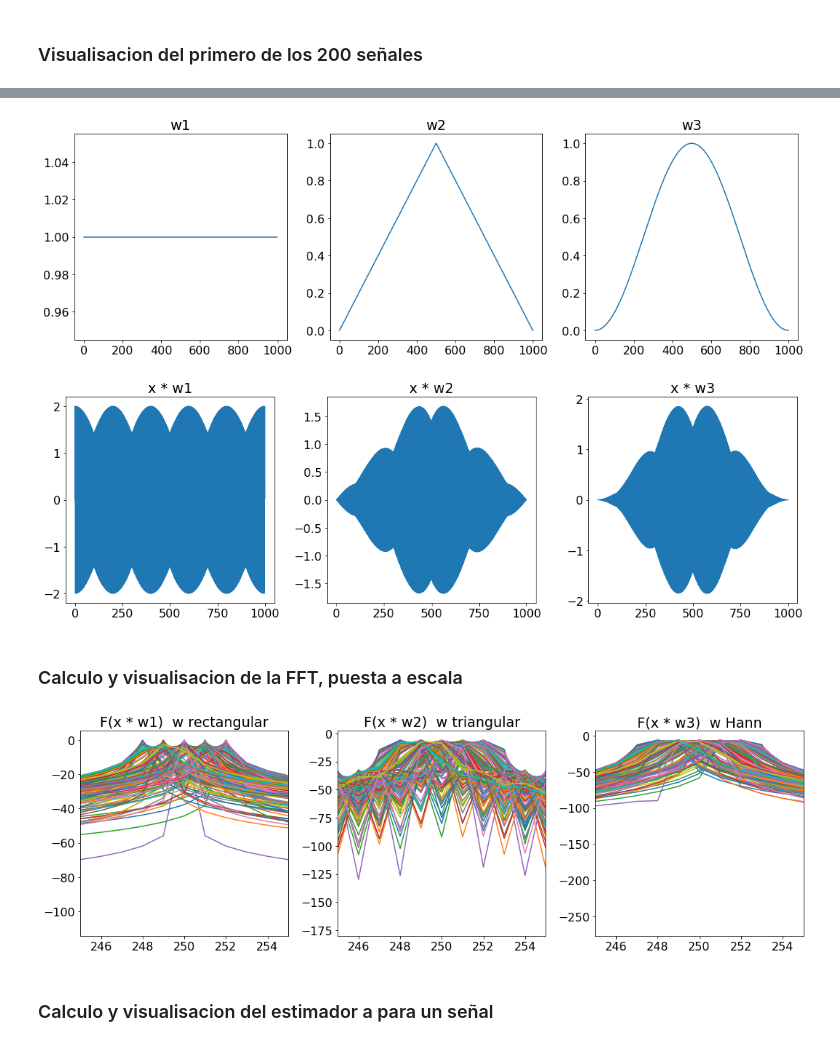
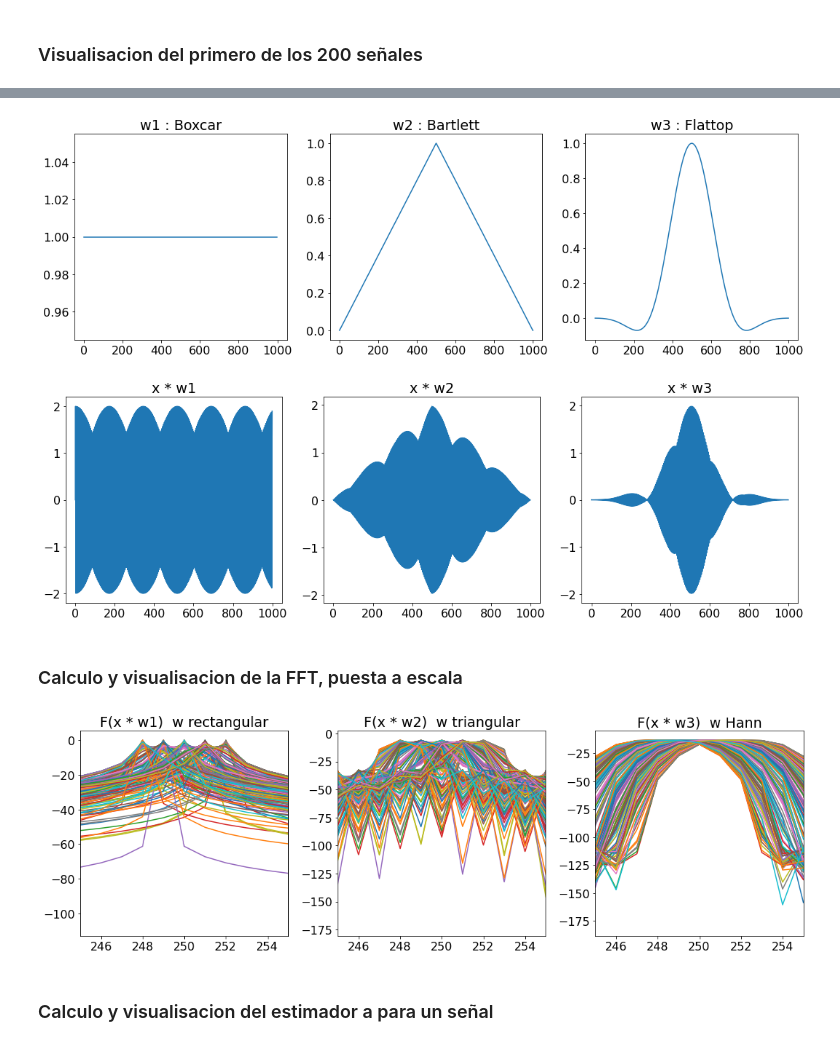
Before and after one commit to Mathilde-lelephant/Mathilde-d-Hebrail-PDS-repo, a Jupyter notebook: notebook6.ipynb, the cells around one changed output, grey strips where cells are left out. Saved outputs shown, nothing was run; the diff lists cells and outputs as text; code cells hidden in the pictures.

```diff
--- a/notebook6.ipynb
+++ b/notebook6.ipynb
@@ -57,7 +56,7 @@ w1 = sig.windows.boxcar(N)
 w1 = w1[:, np.newaxis]
 w2 = sig.windows.bartlett(N)
 w2 = w2[:, np.newaxis]
-w3 = sig.windows.hann(N)
+w3 = sig.windows.flattop(N)
 w3 = w3[:, np.newaxis]
 
 x_mult_w1 = x_matrice * w1
@@ -74,27 +73,27 @@ plt.show()
 # %%
 # Créer une figure avec trois sous-graphiques côte à côte
 plt.figure(figsize=(15, 5))  # Définir une taille de figure large pour les graphes côte à côte
 
 # Premier graphique
 plt.subplot(1, 3, 1)  # 1 ligne, 3 colonnes, 1er graphique
 plt.plot(w1)  # Tracer les 100 premiers points de la première colonne
-plt.title("w1")
+plt.title("w1 : Boxcar")
 
 # Deuxième graphique
 plt.subplot(1, 3, 2)  # 1 ligne, 3 colonnes, 2e graphique
 plt.plot(w2)  # Tracer les 100 premiers points de la deuxième colonne
-plt.title("w2")
+plt.title("w2 : Bartlett")
 
 # Troisième graphique
 plt.subplot(1, 3, 3)  # 1 ligne, 3 colonnes, 3e graphique
 plt.plot(w3)  # Tracer les 100 premiers points de la troisième colonne
-plt.title("w3")
+plt.title("w3 : Flattop")
 
 # Afficher les graphiques
 plt.tight_layout()
 plt.show()
 # %% [output]
-[figure, old version]
+[figure, new version]
 # %%
 # Créer une figure avec trois sous-graphiques côte à côte
 plt.figure(figsize=(15, 5))  # Définir une taille de figure large pour les graphes côte à côte
@@ -118,7 +117,7 @@ plt.title("x * w3")
 plt.tight_layout()
 plt.show()
 # %% [output]
-[figure, old version]
+[figure, new version]
 # %% [markdown]
 ### Calculo y visualisacion de la FFT, puesta a escala
 # %%
@@ -151,7 +150,7 @@ plt.title("F(x * w3)  w Hann")
 plt.tight_layout()
 plt.show()
 # %% [output]
-[figure, old version]
+[figure, new version]
 # %% [markdown]
 ### Calculo y visualisacion del estimador a para un señal
 # %%
```
Also changed, not shown: parts of 12 cells of this notebook.
